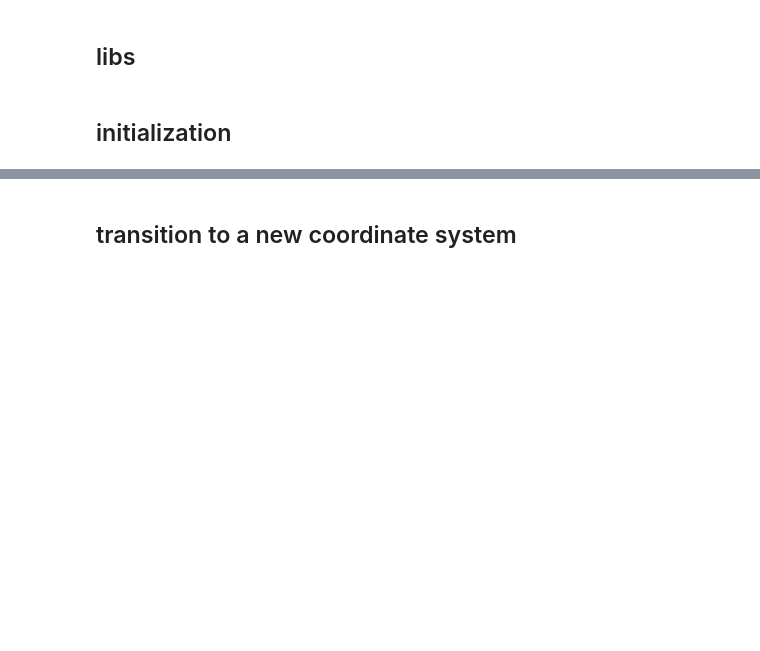
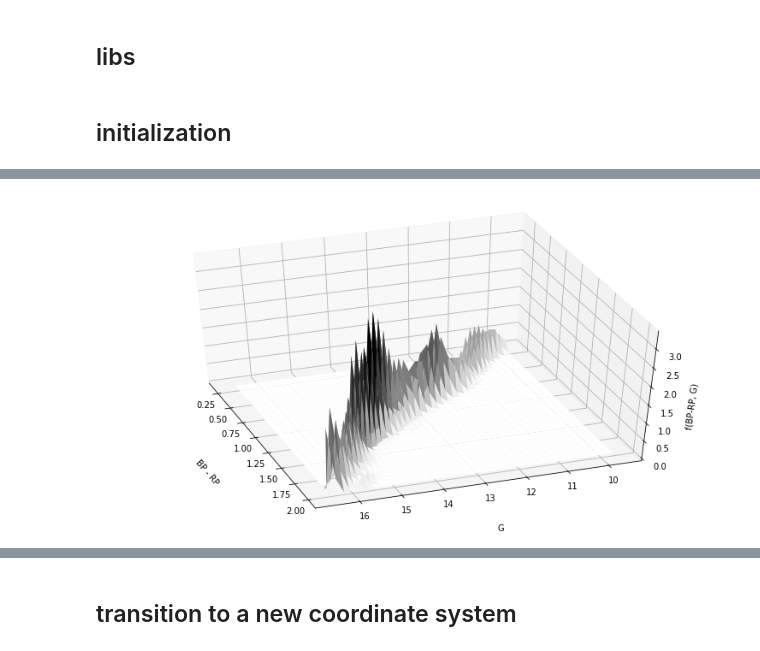
Before and after one commit to olgaborodina/GAIA_binaries, a Jupyter notebook: horizontal_MS.ipynb, the cells around one changed output, grey strips where cells are left out. Saved outputs shown, nothing was run; the diff lists cells and outputs as text; code cells hidden in the pictures; blank space fills up the shorter version.

```diff
--- a/horizontal_MS.ipynb
+++ b/horizontal_MS.ipynb
@@ -72,0 +74,13 @@ plt.show()
+# %%
+# create data
+x = stars['phot_color_mag']
+y = stars['phot_g_mean_mag']
+
+# Evaluate a gaussian kde on a regular grid of nbins x nbins over data extents
+nbins = int(round(200 * len(stars) / 2000, -1))
+k = kde_stats.gaussian_kde([x,y],bw_method='scott')
+k.set_bandwidth(bw_method=k.factor / 3)
+
+xi, yi = np.mgrid[x.min():x.max():nbins*1j, y.min():y.max():nbins*1j]
+zi = k(np.vstack([xi.flatten(), yi.flatten()]))
+f = zi.reshape(xi.shape)
@@ -72,0 +95,12 @@ plt.show()
+# %%
+fig = plt.figure(figsize=(13, 7))
+ax = plt.axes(projection='3d')
+ax.plot_surface(xi,yi, f, cmap='binary')
+ax.set_xlabel('BP - RP', labelpad=29)
+ax.set_ylabel('G', labelpad=29)
+ax.set_zlabel('f(BP-RP, G)', labelpad=5)
+ax.invert_yaxis()
+
+ax.view_init(45, 340)
+# %% [output]
+[figure, added]
```
Also changed, not shown: parts of 38 cells of this notebook.
